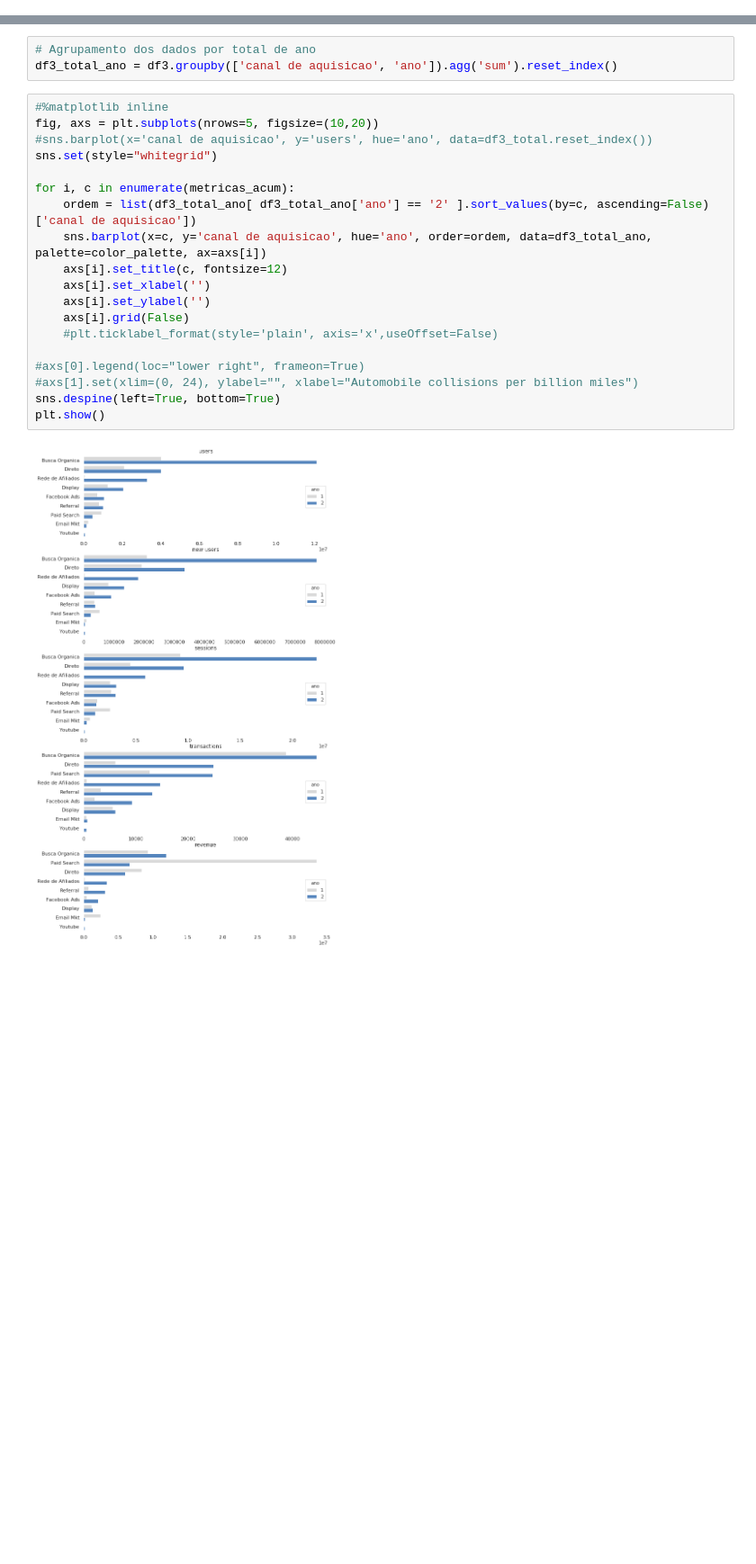
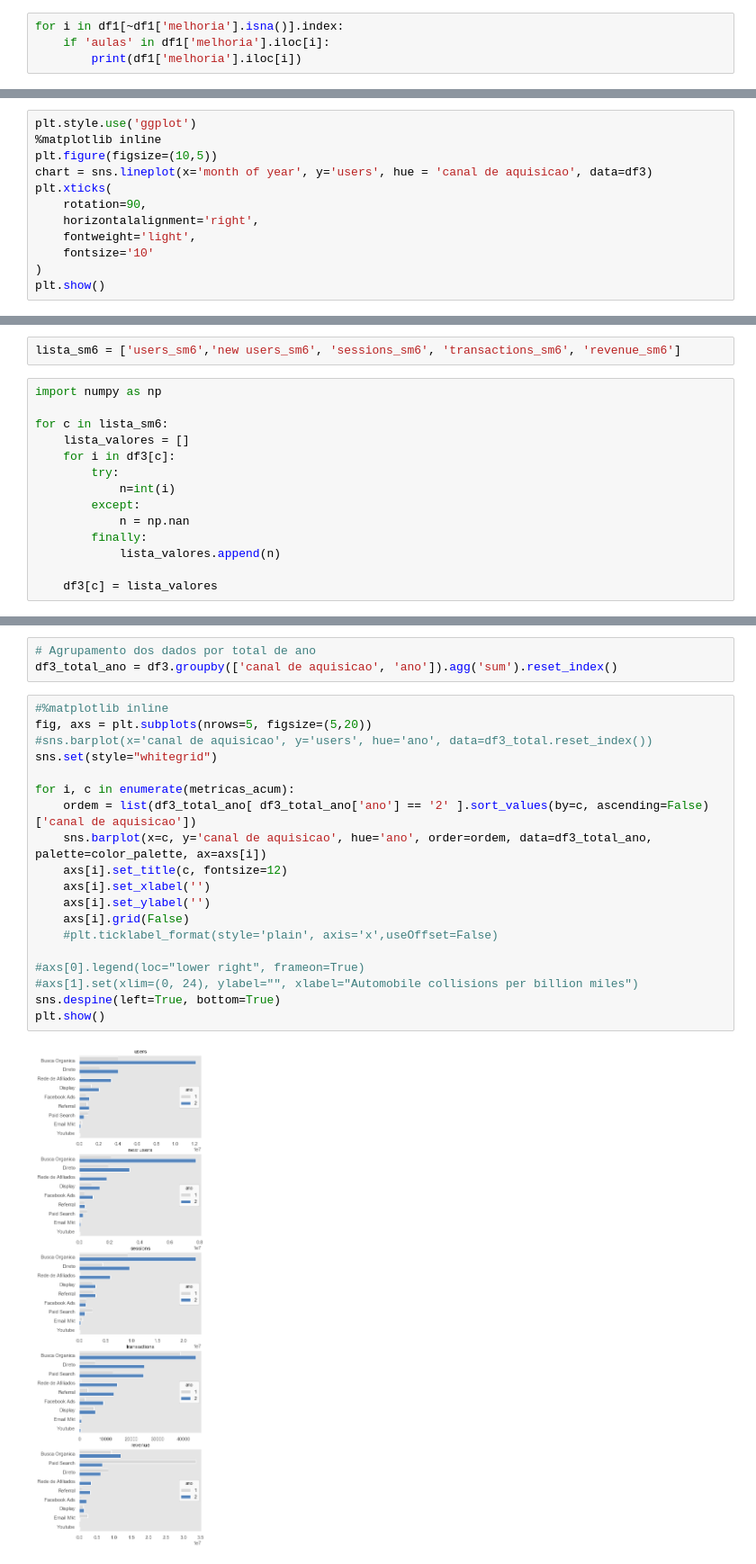
Before and after one commit to eedubraz/desafio-descomplica, a Jupyter notebook: desafio-analise-v2.ipynb, the cells around one changed output, grey strips where cells are left out. Shown at 90% size. Saved outputs shown, nothing was run; the diff lists cells and outputs as text; blank space fills up the shorter version.

```diff
--- a/desafio-analise-v2.ipynb
+++ b/desafio-analise-v2.ipynb
@@ -333,0 +365,4 @@ plt.imshow(wc)
+# %%
+for i in df1[~df1['melhoria'].isna()].index:
+    if 'aulas' in df1['melhoria'].iloc[i]:
+        print(df1['melhoria'].iloc[i])
@@ -616,0 +706,12 @@ df3.groupby(['canal de aquisicao']).agg('sum').drop('bounce rate', axis=1)
+# %%
+plt.style.use('ggplot')
+%matplotlib inline
+plt.figure(figsize=(10,5))
+chart = sns.lineplot(x='month of year', y='users', hue = 'canal de aquisicao', data=df3)
+plt.xticks(
+    rotation=90,
+    horizontalalignment='right',
+    fontweight='light',
+    fontsize='10'
+)
+plt.show()
@@ -649,3 +791,19 @@ df3.head()
 | 2 | Busca Organica | Ano1Mes03 | 56034 | 25518 | 67821 | 0.3468 | 2067 | 563614.36 | ... |
 | 3 | Busca Organica | Ano1Mes04 | 1023648 | 653966 | 2167550 | 0.2456 | 7738 | 2107571.13 | ... |
 | 4 | Busca Organica | Ano1Mes05 | 285563 | 144078 | 412557 | 0.2174 | 9453 | 2525933.32 | ... |
+# %%
+lista_sm6 = ['users_sm6','new users_sm6', 'sessions_sm6', 'transactions_sm6', 'revenue_sm6']
+# %%
+import numpy as np
+
+for c in lista_sm6:
+    lista_valores = []
+    for i in df3[c]:
+        try:
+            n=int(i)
+        except:
+            n = np.nan
+        finally:
+            lista_valores.append(n)
+
+    df3[c] = lista_valores
@@ -654,22 +877,22 @@ df3.head()
 df3_total_ano = df3.groupby(['canal de aquisicao', 'ano']).agg('sum').reset_index()
 # %%
 #%matplotlib inline
-fig, axs = plt.subplots(nrows=5, figsize=(10,20))
+fig, axs = plt.subplots(nrows=5, figsize=(5,20))
 #sns.barplot(x='canal de aquisicao', y='users', hue='ano', data=df3_total.reset_index())
 sns.set(style="whitegrid")
 
 for i, c in enumerate(metricas_acum):
     ordem = list(df3_total_ano[ df3_total_ano['ano'] == '2' ].sort_values(by=c, ascending=False)['canal de aquisicao'])
     sns.barplot(x=c, y='canal de aquisicao', hue='ano', order=ordem, data=df3_total_ano, palette=color_palette, ax=axs[i])
     axs[i].set_title(c, fontsize=12)
     axs[i].set_xlabel('')
     axs[i].set_ylabel('')
     axs[i].grid(False)
     #plt.ticklabel_format(style='plain', axis='x',useOffset=False)
 
 #axs[0].legend(loc="lower right", frameon=True)
 #axs[1].set(xlim=(0, 24), ylabel="", xlabel="Automobile collisions per billion miles")
 sns.despine(left=True, bottom=True)
 plt.show()
 # %% [output]
-[figure, old version]
+[figure, new version]
```
Also changed, not shown: parts of 34 cells of this notebook, 1 other file.
